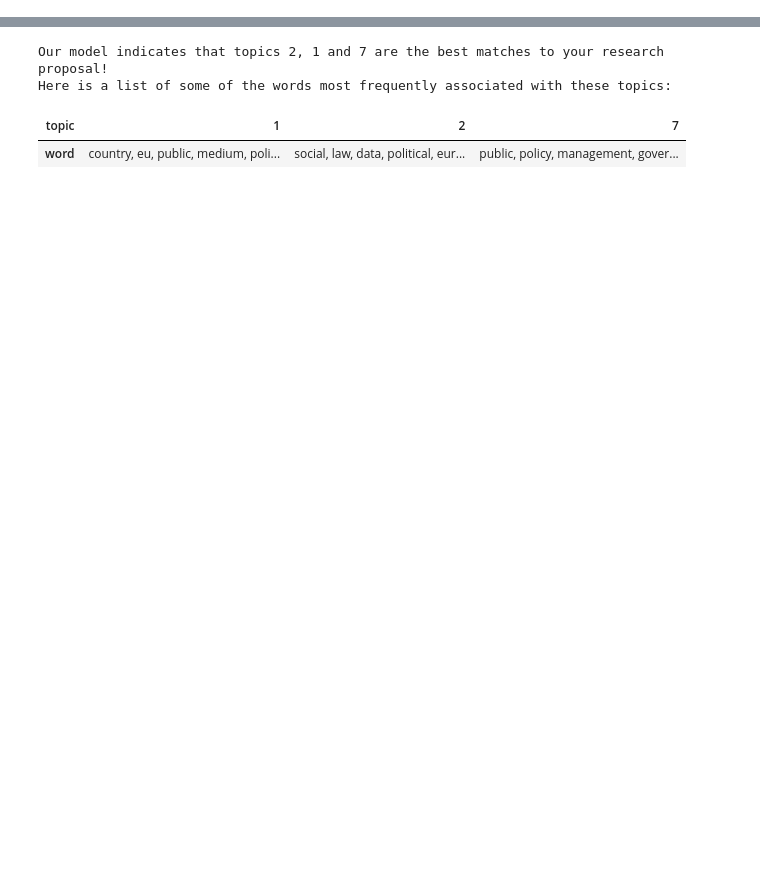
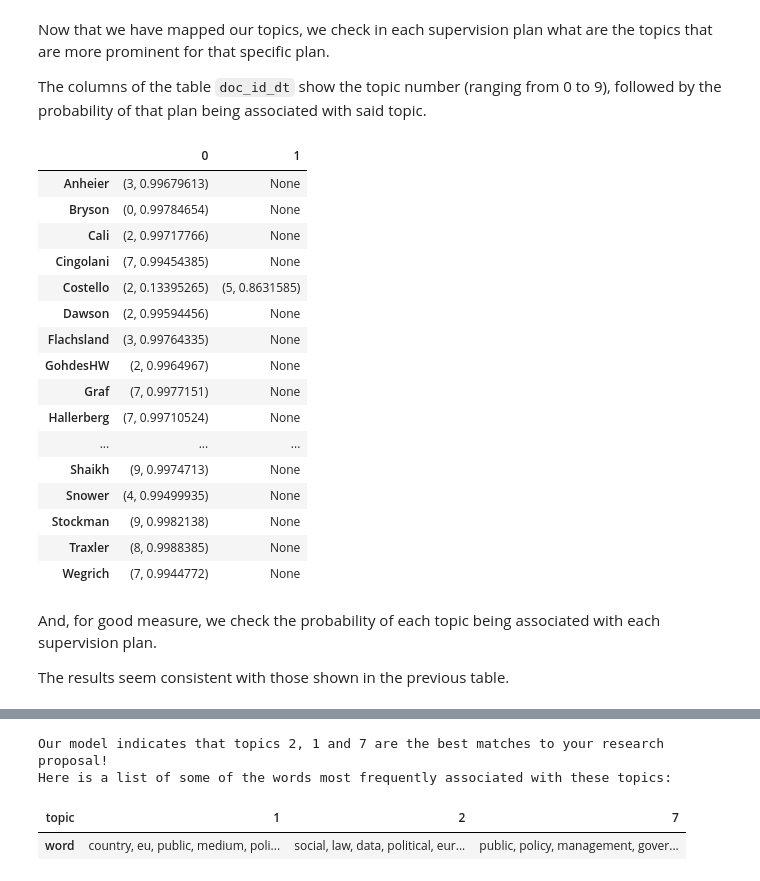
Before and after one commit to cbsobral/NLP-Supervisor-Recommender, a Jupyter notebook: topic_choices.ipynb, the cells around one changed output, grey strips where cells are left out. Cells and saved outputs as stored; diff of their text form; code cells hidden in the pictures; blank space fills up the shorter version.

```diff
--- a/topic_choices.ipynb
+++ b/topic_choices.ipynb
@@ -266,0 +78,10 @@ document_topic # table with topic probabilities per document
+# %%
+# tokenize and apply normalize and filter functions to files
+corpus=[[normalize_token(token)
+            for token in corpus_list.words(fileids=[fileid])
+            if filter_token(token)]
+            for fileid in corpus_list.fileids()]
+
+# create bag of words for each document
+dictionary = gensim.corpora.Dictionary(corpus)
+corpus_bow = [dictionary.doc2bow(document) for document in corpus]
@@ -266,0 +96,7 @@ document_topic # table with topic probabilities per document
+# %%
+# Run model
+lda_model = gensim.models.LdaModel(corpus_bow,
+                               id2word=dictionary,
+                               num_topics=10, # best results with 10 topics
+                               random_state=123, # seed for consistency
+                               passes=500)
@@ -266,0 +178,42 @@ document_topic # table with topic probabilities per document
+# %% [markdown]
+Now that we have mapped our topics, we check in each supervision plan what are the topics that are more prominent for that specific plan.
+
+The columns of the table `doc_id_dt` show the topic number (ranging from 0 to 9), followed by the probability of that plan being associated with said topic.
+# %%
+# Topics per document in corpus
+topics_doc_lda = lda_model[corpus_bow]
+
+# Create table with doc_id and most prevalent topics per document
+doc_id_dt = pd.DataFrame(topics_doc_lda )
+
+# Supervisor names to index column
+doc_id_dt.index = ['Anheier', 'Bryson', 'Cali', 'Cingolani', 'Costello', 'Dawson', 'Flachsland', 'GohdesHW',
+                        'Graf', 'Hallerberg', 'Hammerschmid', 'Hassel', 'Hirth', 'Hustedt', 'Iacovone', 'Jachtenfuchs',
+                        'Jankin', 'Kayser', 'Kreyenfeld', 'Mair', 'Mena', 'MungiuPippidi', 'Munzert', 'Patz', 'Reh',
+                        'Roemmele', 'Shaikh', 'Snower', 'Stockman', 'Traxler', 'Wegrich']
+
+#doc_id_dt.columns = ['first_topic', 'second_topic']
+#doc_id_dt.sort_values(['first_topic'], ascending=True, inplace=True)
+doc_id_dt
+# %% [output]
+|  | 0 | 1 |
+| Anheier | (3, 0.99679613) | None |
+| Bryson | (0, 0.99784654) | None |
+| Cali | (2, 0.99717766) | None |
+| Cingolani | (7, 0.99454385) | None |
+| Costello | (2, 0.13395265) | (5, 0.8631585) |
+| Dawson | (2, 0.99594456) | None |
+| Flachsland | (3, 0.99764335) | None |
+| GohdesHW | (2, 0.9964967) | None |
+| Graf | (7, 0.9977151) | None |
+| Hallerberg | (7, 0.99710524) | None |
+| ... | ... | ... |
+| Shaikh | (9, 0.9974713) | None |
+| Snower | (4, 0.99499935) | None |
+| Stockman | (9, 0.9982138) | None |
+| Traxler | (8, 0.9988385) | None |
+| Wegrich | (7, 0.9944772) | None |
+# %% [markdown]
+And, for good measure, we check the probability of each topic being associated with each supervision plan.
+
+The results seem consistent with those shown in the previous table.
```
Also changed, not shown: parts of 65 cells of this notebook.
